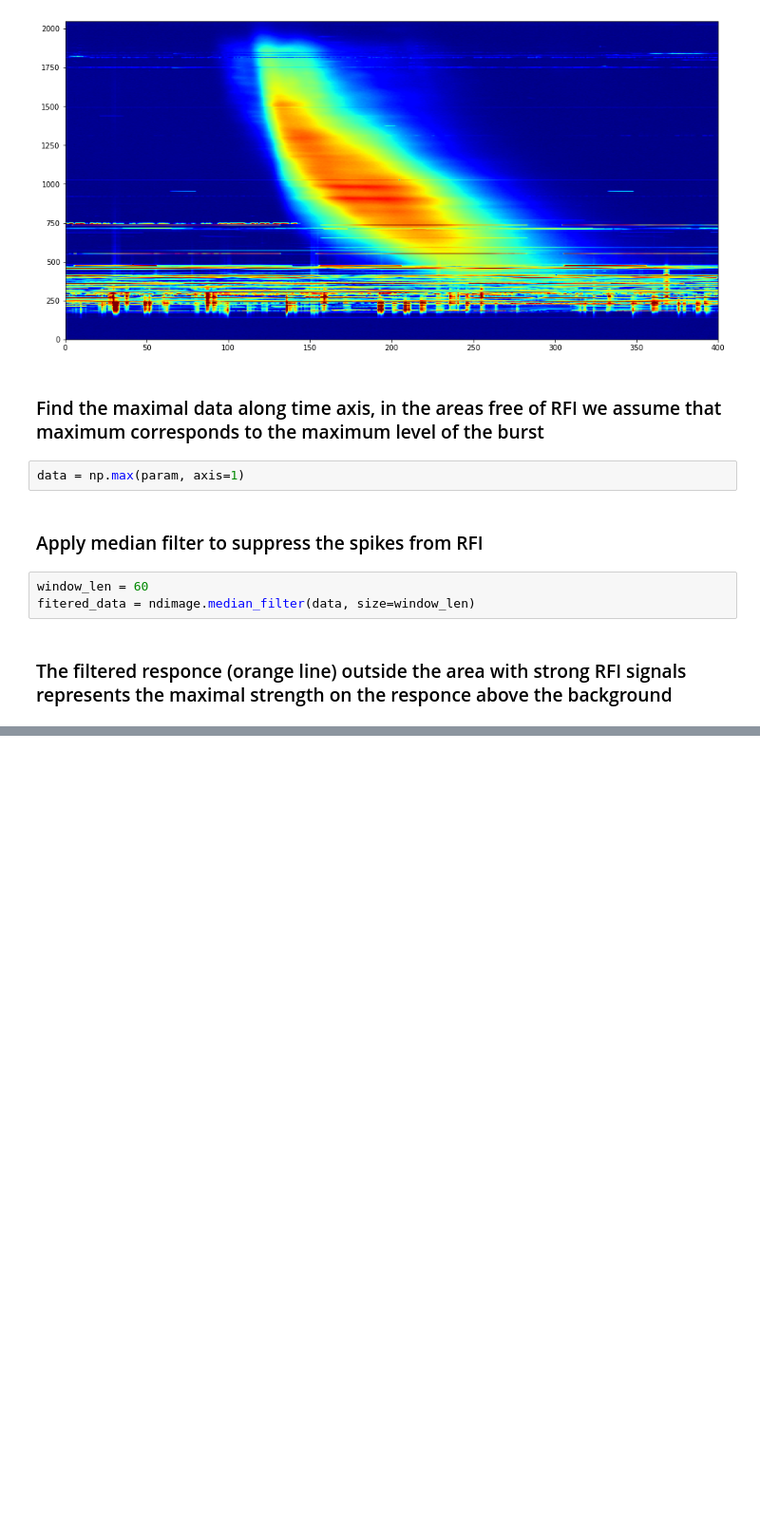
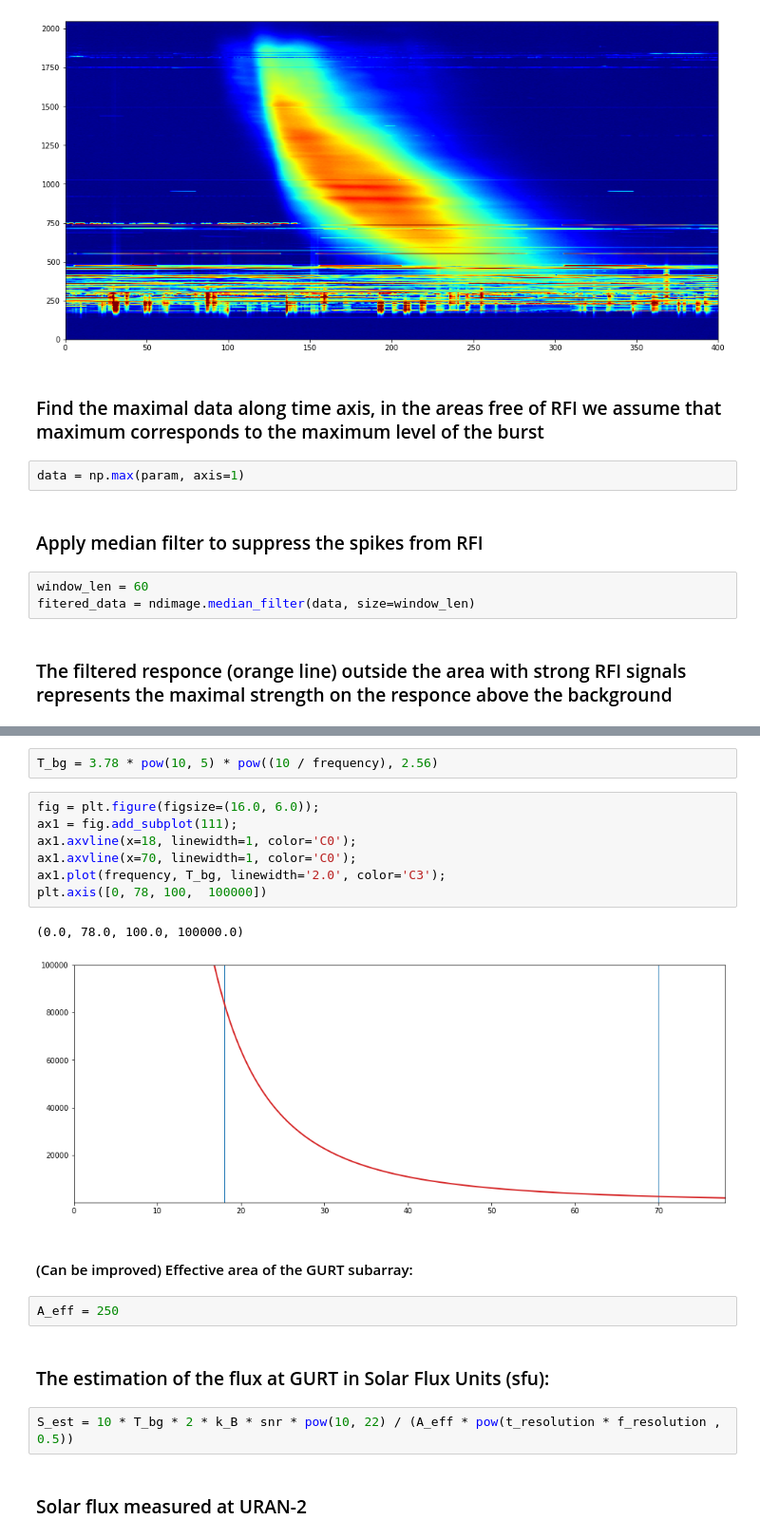
Before and after one commit to serge-yerin/jupyter-radio-astronomy, a Jupyter notebook: Sun_burst_GURT_2020.06.04.ipynb, the cells around one changed output, grey strips where cells are left out. Shown at 95% size. Saved outputs shown, nothing was run; the diff lists cells and outputs as text; blank space fills up the shorter version.

```diff
--- a/Sun_burst_GURT_2020.06.04.ipynb
+++ b/Sun_burst_GURT_2020.06.04.ipynb
@@ -77,0 +125,22 @@ ax1.set_xlim(xmin=0, xmax=78)
+# %%
+T_bg = 3.78 * pow(10, 5) * pow((10 / frequency), 2.56)
+# %%
+fig = plt.figure(figsize=(16.0, 6.0));
+ax1 = fig.add_subplot(111);
+ax1.axvline(x=18, linewidth=1, color='C0');
+ax1.axvline(x=70, linewidth=1, color='C0');
+ax1.plot(frequency, T_bg, linewidth='2.0', color='C3');
+plt.axis([0, 78, 100,  100000])
+# %% [output]
+(0.0, 78.0, 100.0, 100000.0)
+[figure, added]
+# %% [markdown]
+#### (Can be improved) Effective area of the GURT subarray:
+# %%
+A_eff = 250
+# %% [markdown]
+### The estimation of the flux at GURT in Solar Flux Units (sfu):
+# %%
+S_est = 10 * T_bg * 2 * k_B * snr * pow(10, 22) / (A_eff * pow(t_resolution * f_resolution , 0.5))
+# %% [markdown]
+### Solar flux measured at URAN-2
```
Also changed, not shown: parts of 16 cells of this notebook.
